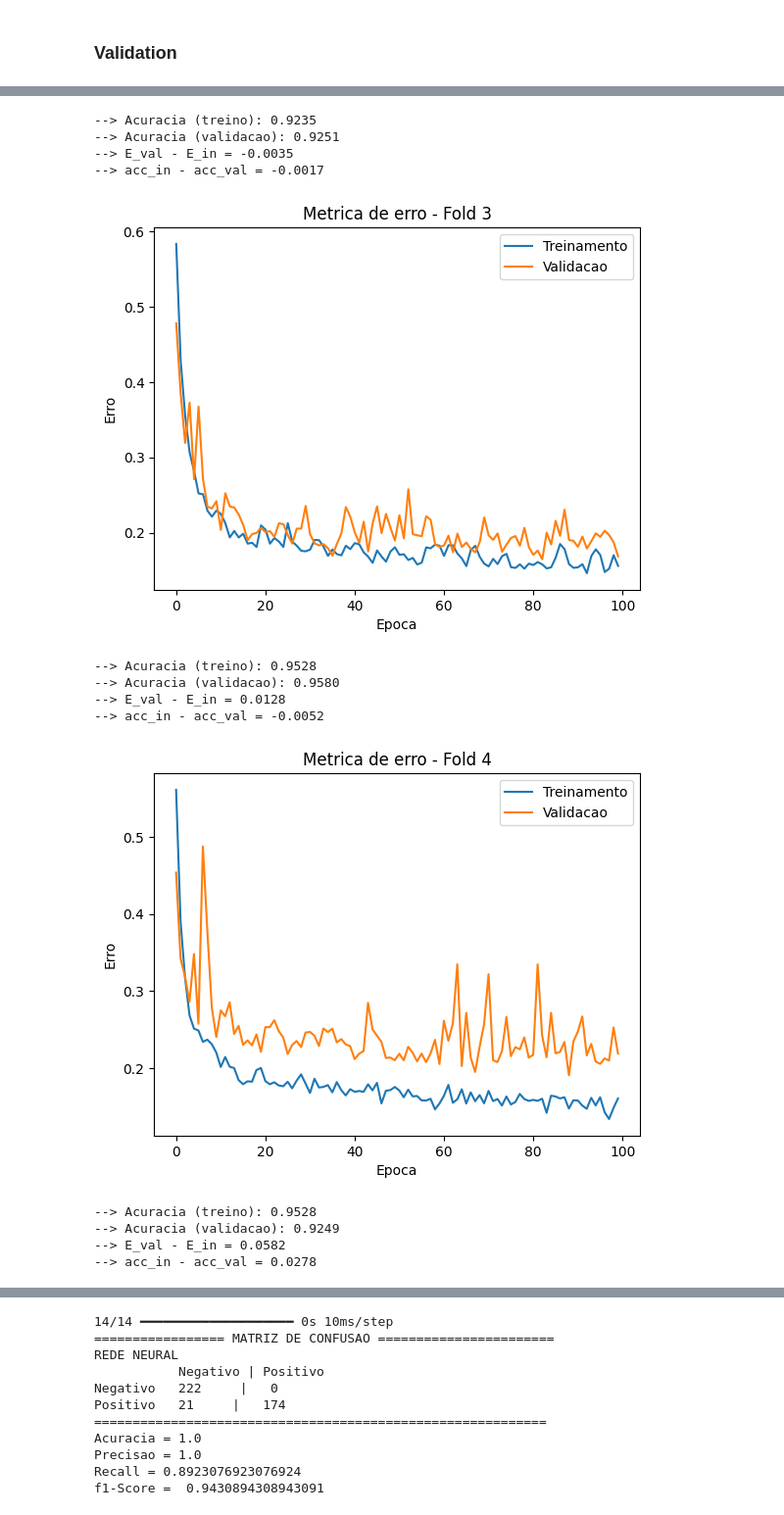
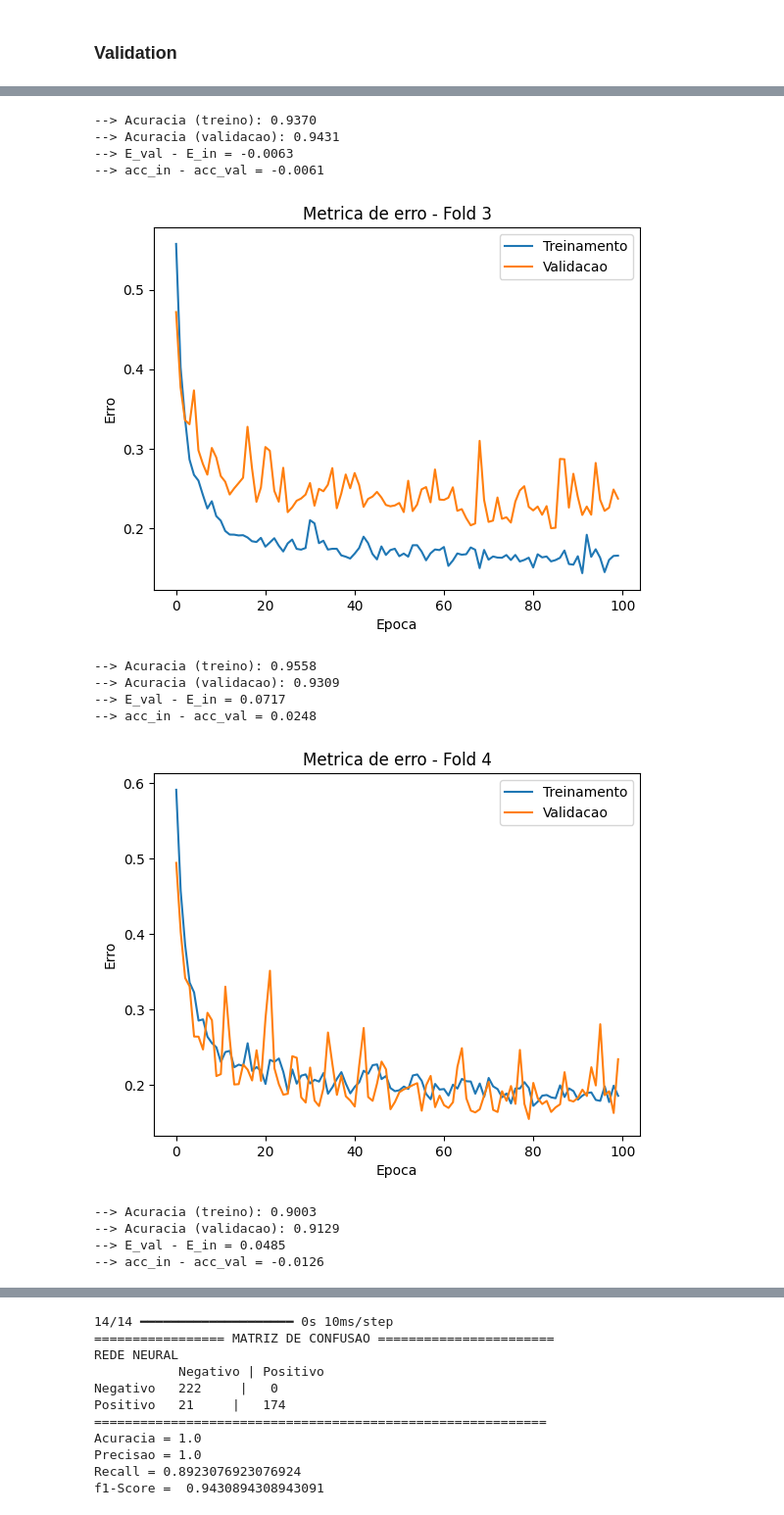
Before and after one commit to JonasFOliveira/ML-Final-Project, a Jupyter notebook: relatorio.ipynb, the cells around one changed output, grey strips where cells are left out. Shown at 98% size. Saved outputs shown, nothing was run; the diff lists cells and outputs as text; code cells hidden in the pictures.

```diff
--- a/relatorio.ipynb
+++ b/relatorio.ipynb
@@ -124,13 +124,13 @@ $$ n \le \frac{4141-10}{10*(15+2)} <=> \frac{4131}{170} \equiv 25 $$
 # %%
 # 1 camada oculta
-# 15 valores de entrada
-# 22 neuronios na camada oculta
+# 10 valores de entrada
+# 14 neuronios na camada oculta
 
 # Criando a arquitetura da rede neural
 model = Sequential()
 
 # Rede configurada a partir de informações da dimensão VC e da regra de ouro
-model.add(Dense(25, input_dim=10, kernel_initializer='normal', activation='tanh'))
+model.add(Dense(14, input_dim=10, kernel_initializer='normal', activation='tanh'))
 model.add(Dense(1, kernel_initializer='normal', activation='sigmoid'))
 
 #utilizado a função de ativação tanh para que a saida possa variar entre 0 e 1
@@ -211,6 +211,7 @@ print(f"--> acc_train - acc_test = {acc_train - acc_test:.4f}")
 # %%
 from sklearn.model_selection import StratifiedKFold
 
+#retirando 20% dos dados para validacao
 X_train, X_test, y_train, y_test = model_selection.train_test_split(X_data, y_data, random_state=RANDOM_SEED, test_size=0.2)
 
 # Garante o balanceamento nos folds
@@ -229,7 +230,7 @@ for train_index, val_index in skf.split(X_train, y_train):
 
     model = Sequential()
     # Rede configurada a partir de informações da dimensão VC e da regra de ouro
-    model.add(Dense(22, input_dim=10, kernel_initializer='normal', activation='tanh'))
+    model.add(Dense(14, input_dim=10, kernel_initializer='normal', activation='tanh'))
     model.add(Dense(1, kernel_initializer='normal', activation='sigmoid'))
 
     # Instanciação e configuração de otimizadores
@@ -301,14 +302,14 @@ print(f"--> acc_in - acc_val = {accuracy_train - accuracy_val:.4f}\n")
---> Acuracia (treino): 0.9235
---> Acuracia (validacao): 0.9251
---> E_val - E_in = -0.0035
---> acc_in - acc_val = -0.0017
+--> Acuracia (treino): 0.9370
+--> Acuracia (validacao): 0.9431
+--> E_val - E_in = -0.0063
+--> acc_in - acc_val = -0.0061
-[figure, old version]
+[figure, new version]
---> Acuracia (treino): 0.9528
---> Acuracia (validacao): 0.9580
---> E_val - E_in = 0.0128
---> acc_in - acc_val = -0.0052
+--> Acuracia (treino): 0.9558
+--> Acuracia (validacao): 0.9309
+--> E_val - E_in = 0.0717
+--> acc_in - acc_val = 0.0248
-[figure, old version]
+[figure, new version]
---> Acuracia (treino): 0.9528
---> Acuracia (validacao): 0.9249
---> E_val - E_in = 0.0582
---> acc_in - acc_val = 0.0278
+--> Acuracia (treino): 0.9003
+--> Acuracia (validacao): 0.9129
+--> E_val - E_in = 0.0485
+--> acc_in - acc_val = -0.0126
```
Also changed, not shown: parts of 7 cells of this notebook.
